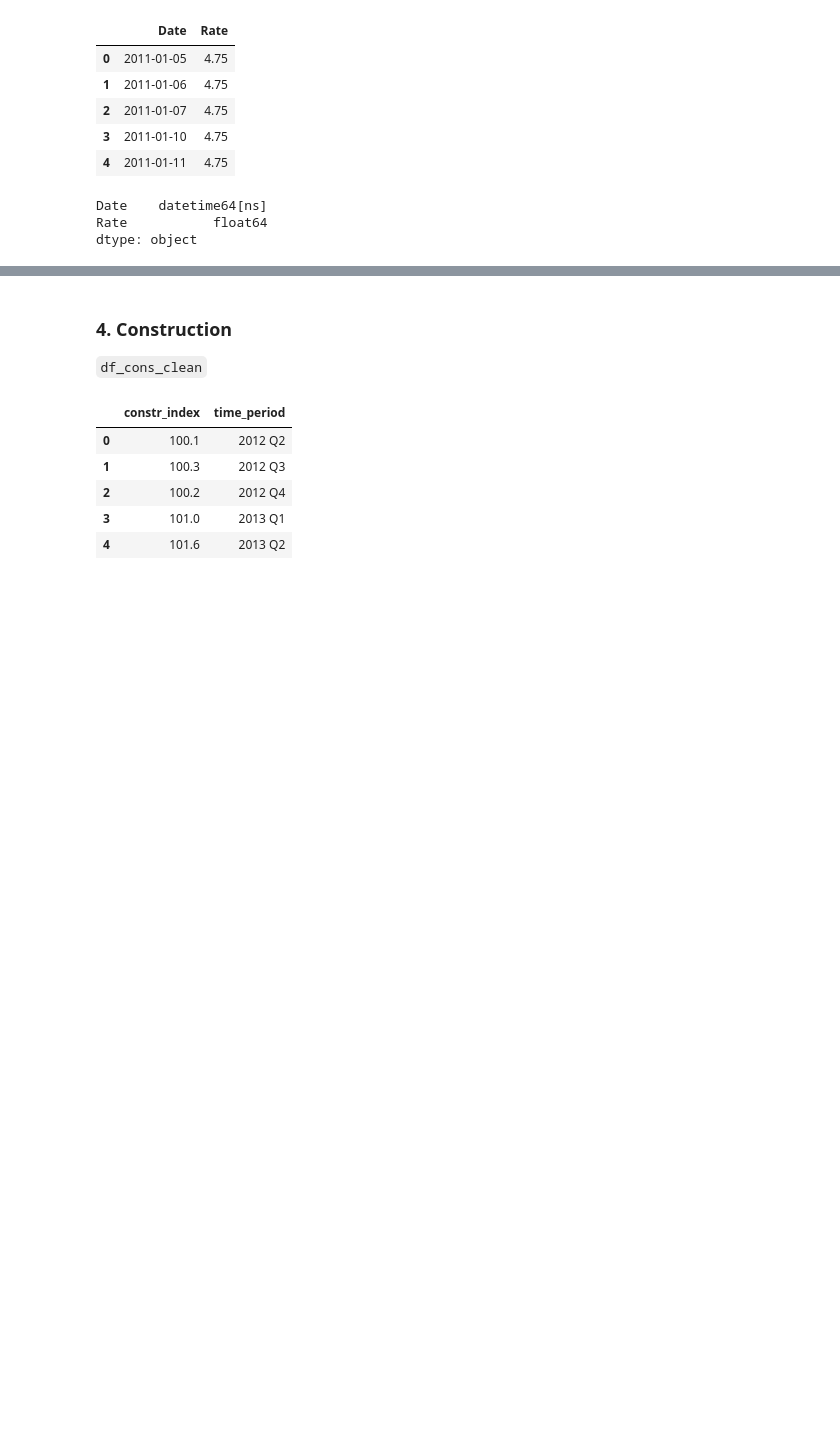
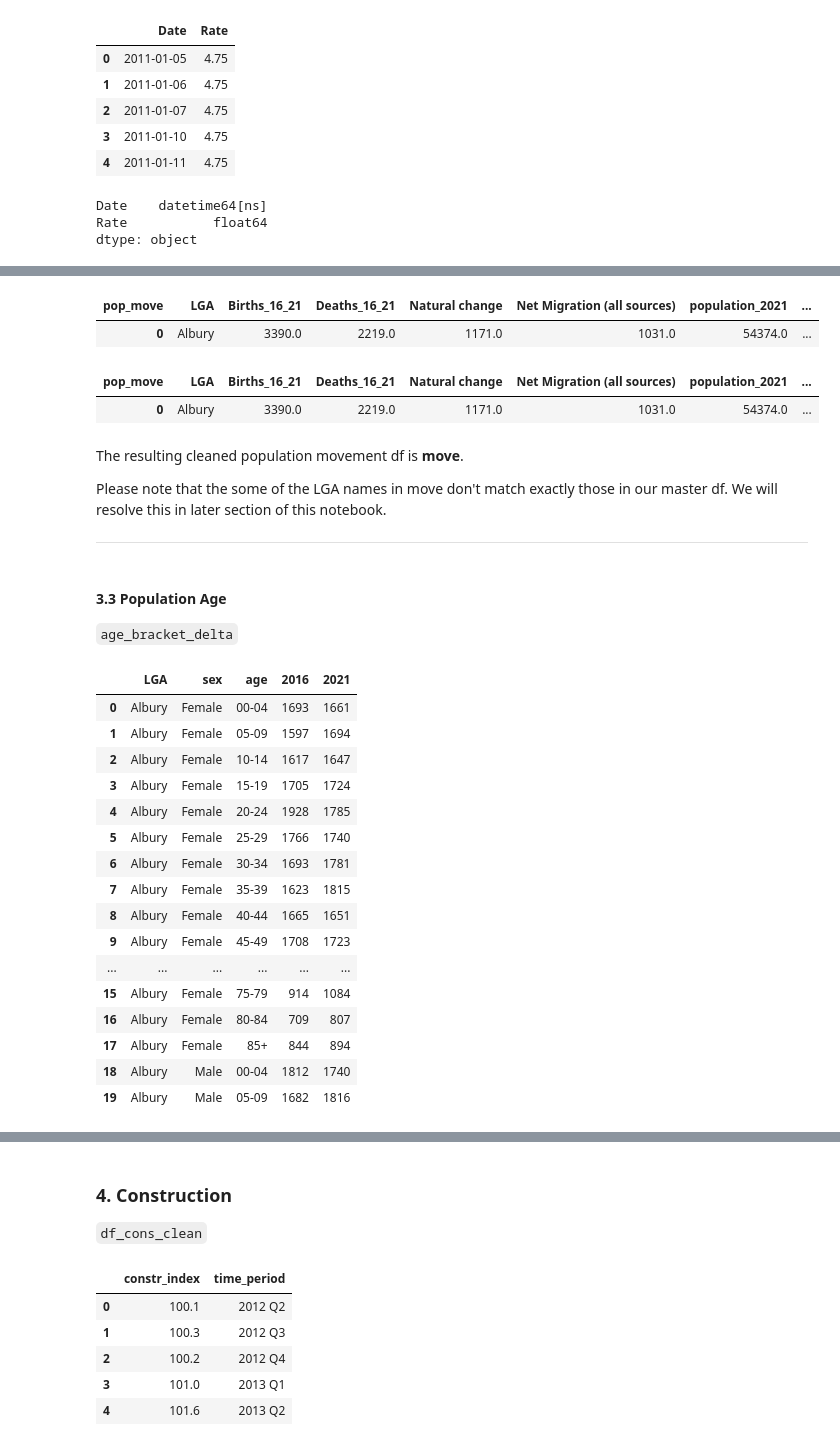
Before and after one commit to walthersy/NSW-house-price, a Jupyter notebook: Chris - Data Cleaning Pt2 (LGA mapping & features data).ipynb, the cells around one changed output, grey strips where cells are left out. Saved outputs shown, nothing was run; the diff lists cells and outputs as text; code cells hidden in the pictures; blank space fills up the shorter version.

```diff
--- a/Chris - Data Cleaning Pt2 (LGA mapping & features data).ipynb
+++ b/Chris - Data Cleaning Pt2 (LGA mapping & features data).ipynb
@@ -525,0 +249,62 @@ age_bracket_delta
+# %%
+# Pivot features from rows to columns
+df_move_melt = pd.melt(df_move,id_vars=['LGA','pop_move'], value_vars=['2016-2021'], var_name='year')
+df_move_pivot = df_move_melt.pivot(index=['LGA','year'], columns='pop_move', values='value').reset_index()
+
+# Rename columns
+df_move_pivot = df_move_pivot.rename(columns={'    Births':'Births_16_21',
+                                              '    Deaths':'Deaths_16_21',
+                                              'Population at End of Period':'population_2021',
+                                              'Population at Start of Period':'population_2016'})
+
+# Drop the 'year' column
+df_move_pivot = df_move_pivot.drop(columns=['year'],axis=1)
+df_move_pivot.head(1)
+# %% [output]
+| pop_move | LGA | Births_16_21 | Deaths_16_21 | Natural change | Net Migration (all sources) | population_2021 | ... |
+| 0 | Albury | 3390.0 | 2219.0 | 1171.0 | 1031.0 | 54374.0 | ... |
+# %%
+# Create delta variable for population difference
+df_move_pivot['pop_delta'] = df_move_pivot['population_2021'] - df_move_pivot['population_2016']
+
+# Shorten df name
+move = df_move_pivot
+
+move.head(1)
+# %% [output]
+| pop_move | LGA | Births_16_21 | Deaths_16_21 | Natural change | Net Migration (all sources) | population_2021 | ... |
+| 0 | Albury | 3390.0 | 2219.0 | 1171.0 | 1031.0 | 54374.0 | ... |
+# %% [markdown]
+The resulting cleaned population movement df is **move**.
+
+Please note that the some of the LGA names in move don't match exactly those in our master df. We will resolve this in later section of this notebook.
+
+----
+# %% [markdown]
+#### 3.3 Population Age
+`age_bracket_delta`
+# %%
+# Read data
+popfile = "Files/Population/2019 NSW Population Projections ASGS 2019 LGA.xlsx"
+df_age = pd.read_excel(popfile,sheet_name='LGA Sex Age projections',header=5,usecols="A:E",skipfooter=3)
+df_age.columns=['LGA','sex','age','2016','2021']
+df_age['LGA'] = df_age.LGA.str.split('(').str.get(0)
+df_age.head(20)
+# %% [output]
+|  | LGA | sex | age | 2016 | 2021 |
+| 0 | Albury | Female | 00-04 | 1693 | 1661 |
+| 1 | Albury | Female | 05-09 | 1597 | 1694 |
+| 2 | Albury | Female | 10-14 | 1617 | 1647 |
+| 3 | Albury | Female | 15-19 | 1705 | 1724 |
+| 4 | Albury | Female | 20-24 | 1928 | 1785 |
+| 5 | Albury | Female | 25-29 | 1766 | 1740 |
+| 6 | Albury | Female | 30-34 | 1693 | 1781 |
+| 7 | Albury | Female | 35-39 | 1623 | 1815 |
+| 8 | Albury | Female | 40-44 | 1665 | 1651 |
+| 9 | Albury | Female | 45-49 | 1708 | 1723 |
+| ... | ... | ... | ... | ... | ... |
+| 15 | Albury | Female | 75-79 | 914 | 1084 |
+| 16 | Albury | Female | 80-84 | 709 | 807 |
+| 17 | Albury | Female | 85+ | 844 | 894 |
+| 18 | Albury | Male | 00-04 | 1812 | 1740 |
+| 19 | Albury | Male | 05-09 | 1682 | 1816 |
```
Also changed, not shown: parts of 115 cells of this notebook.
